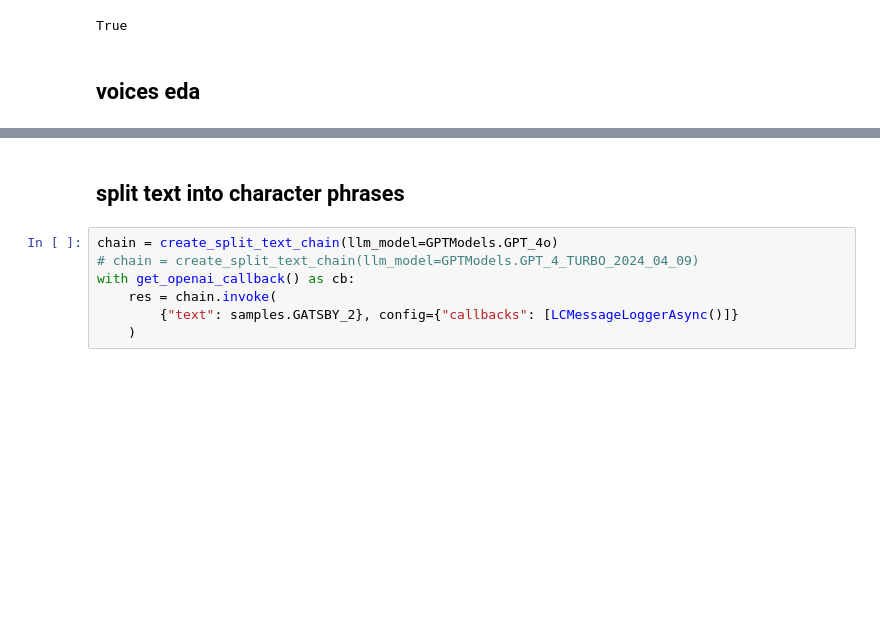
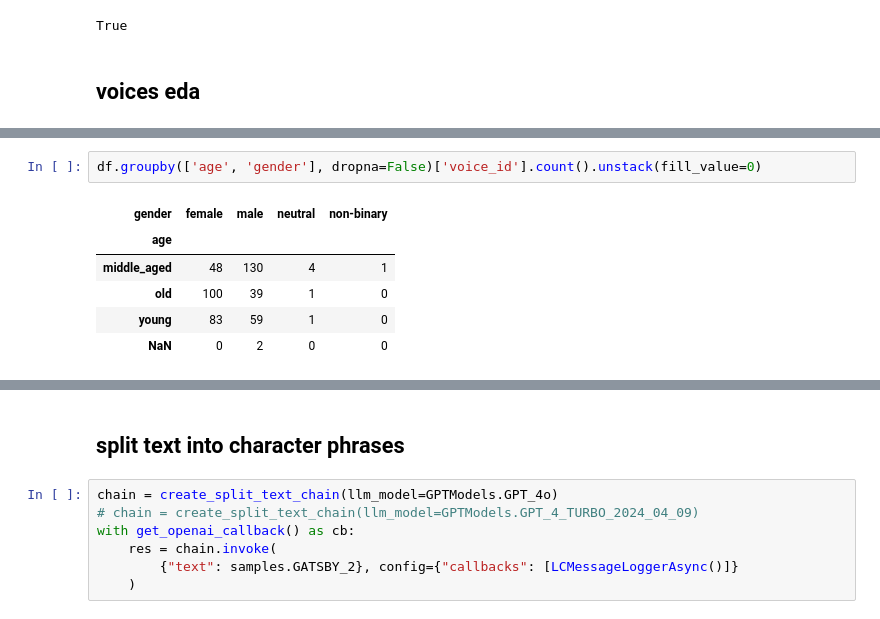
Before and after one commit to navalnica/ai-audio-books, a Jupyter notebook: pg.ipynb, the cells around one changed output, grey strips where cells are left out. Cells and saved outputs as stored; diff of their text form; blank space fills up the shorter version.

```diff
--- a/pg.ipynb
+++ b/pg.ipynb
@@ -65,2 +68,11 @@ old             41
 NaN              2
 Name: count, dtype: int64
+# %%
+df.groupby(['age', 'gender'], dropna=False)['voice_id'].count().unstack(fill_value=0)
+# %% [output]
+| gender | female | male | neutral | non-binary |
+| age |  |  |  |  |
+| middle_aged | 48 | 130 | 4 | 1 |
+| old | 100 | 39 | 1 | 0 |
+| young | 83 | 59 | 1 | 0 |
+| NaN | 0 | 2 | 0 | 0 |
```
Also changed, not shown: parts of 12 cells of this notebook, 5 other files.
